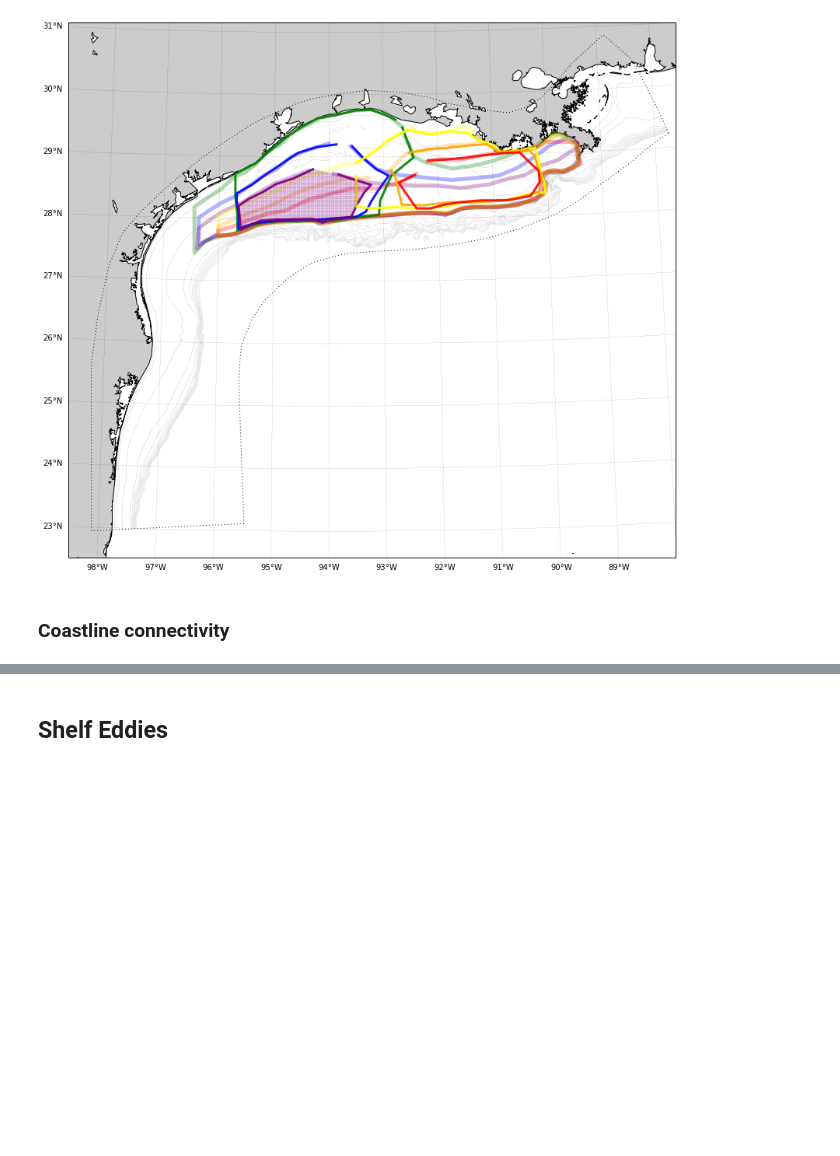
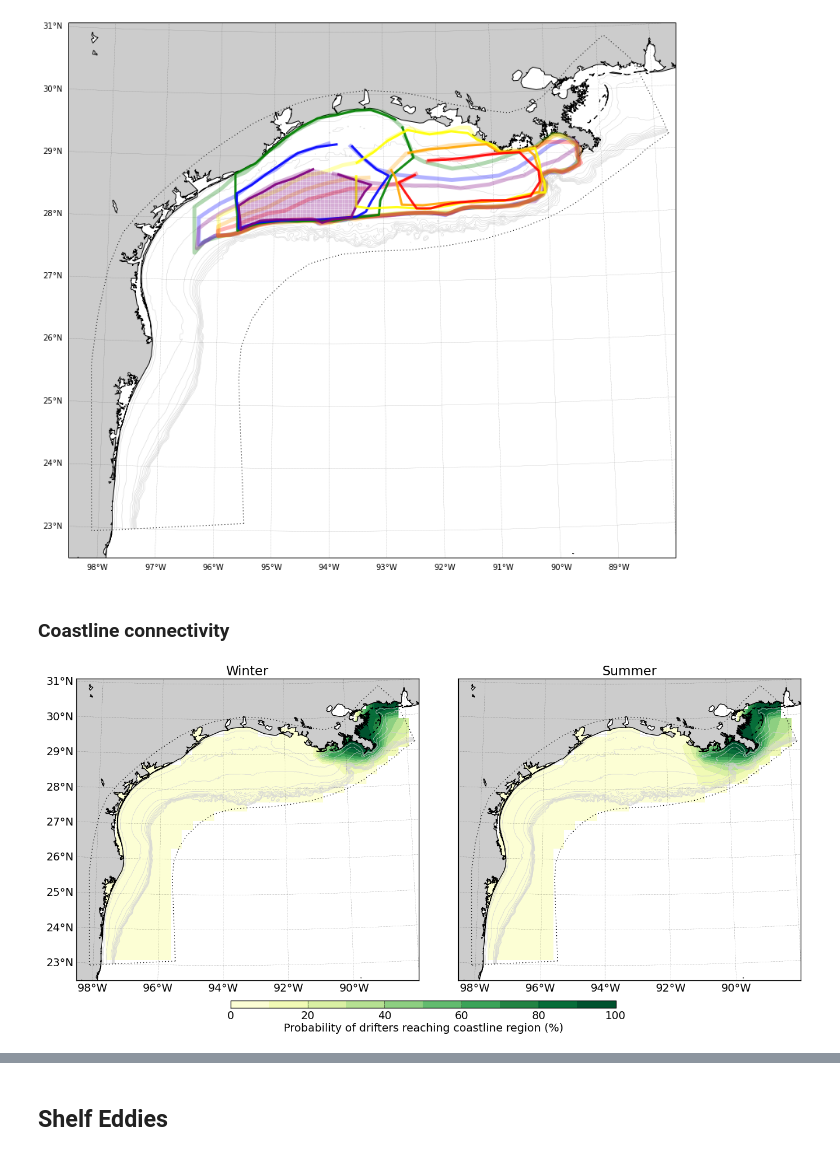
Before and after one commit to kthyng/shelf_transport, a Jupyter notebook: notebooks/Shelf transport and eddies.ipynb, the cells around one changed output, grey strips where cells are left out. Drawn from its saved outputs; the diff is of its cells as text; code cells hidden in the pictures; blank space fills up the shorter version.

```diff
--- a/notebooks/Shelf transport and eddies.ipynb
+++ b/notebooks/Shelf transport and eddies.ipynb
@@ -150,3 +150,7 @@ d.close()
 [figure]
 # %% [markdown]
 ### Coastline connectivity
+# %%
+Image('figures/coastLAseasonal.png')
+# %% [output]
+[figure, added]
```
Also changed, not shown: parts of 4 cells of this notebook, 1 other file.
